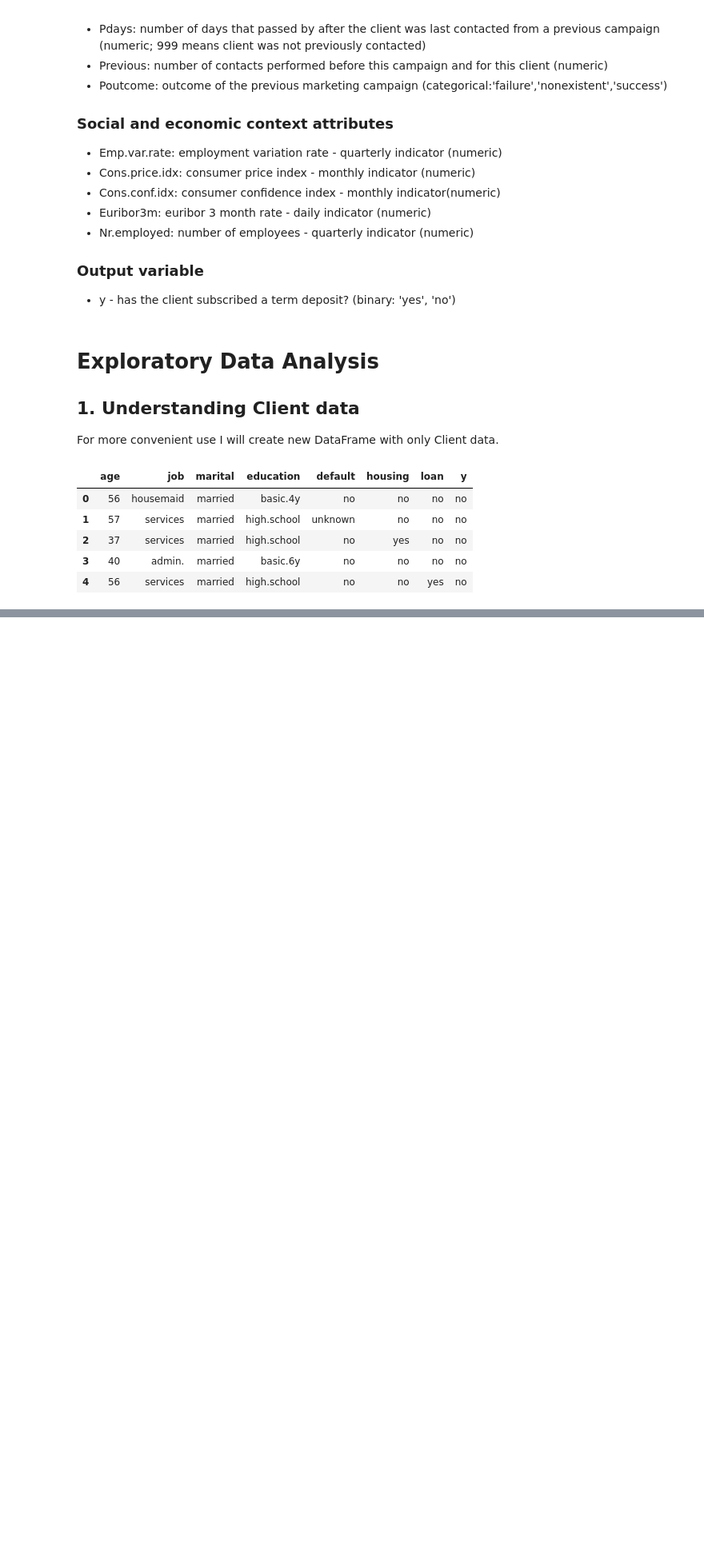
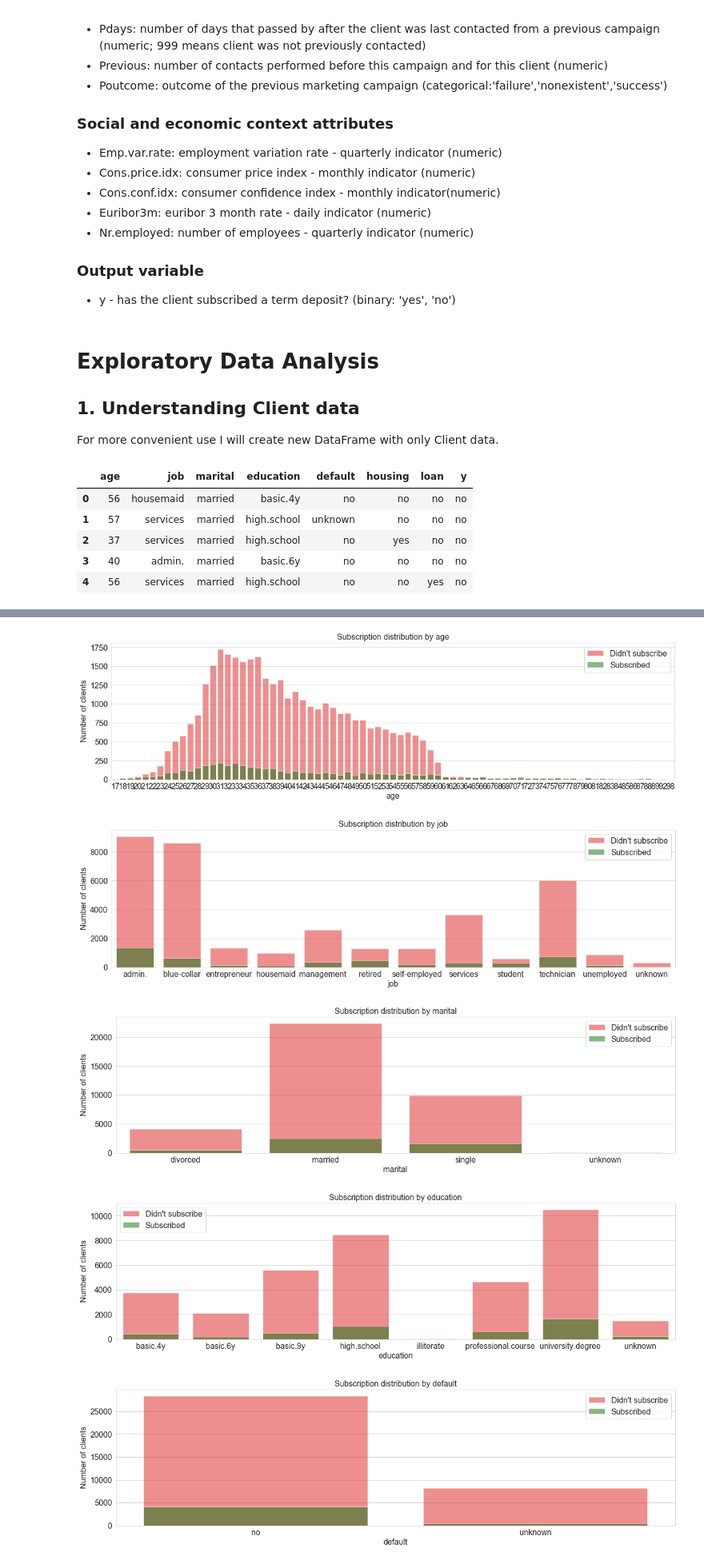
Before and after one commit to aza-atabayev/bank-marketing-classification, a Jupyter notebook: Bank Marketing (classification).ipynb, the cells around one changed output, grey strips where cells are left out. Shown at 80% size. Drawn from its saved outputs; the diff is of its cells as text; code cells hidden in the pictures; blank space fills up the shorter version.

```diff
--- a/Bank Marketing (classification).ipynb
+++ b/Bank Marketing (classification).ipynb
@@ -167,12 +104,0 @@ It can be clearly seen that people over 60 have different subscriber composition
-# %%
-#Comparing subscribtion composition of people over 60
-fig, ax = plt.subplots()
-fig.set_size_inches(20, 8)
-sns.countplot(x = 'age', data = client_data.loc[(client_data.y == 'no') & (client_data.age > 60)], label="Dind't susbcribe", color = 'red')
-sns.countplot(x = 'age', data = client_data.loc[(client_data.y == 'yes') & (client_data.age > 60)], label="Susbcribed", color = 'green')
-
-ax.set_xlabel('Age', fontsize=16)
-ax.set_ylabel('Number of clients', fontsize=16)
-ax.set_title("Subscribtion composition of age", fontsize=16)
-ax.tick_params(labelsize=16)
-plt.legend(fontsize=16)
@@ -194,15 +104,0 @@ Let's see efficiency of the marketing campaign on different age groups.
-# %%
-#Create an array to store efficiency of eacht
-efficiency = []
-for age_value in np.sort(client_data.age.unique()):
-    efficiency.append(client_data.loc[(client_data.y == 'yes') & (client_data.age == age_value)].age.count() / client_data[client_data.age == age_value].age.count() * 100)
-
-fig, ax = plt.subplots()
-fig.set_size_inches(20, 8)
-
-sns.barplot(x=np.sort(client_data.age.unique()), y=efficiency)
-
-ax.set_xlabel('Age', fontsize=16)
-ax.set_ylabel('Efficiency of the campaign', fontsize=16)
-ax.set_title("Efficiency on different age groups", fontsize=16)
-ax.tick_params(labelsize=16)
@@ -217,0 +108,21 @@ Despite the fact that number of clients over 60 is miniscule, it is noteworthy f
+# %%
+sns.set_style("whitegrid")
+for column in client_data.columns[:-1]:
+    #Comparing subscribtion composition of each age
+    fig, ax = plt.subplots()
+    fig.set_size_inches(20, 5)
+    sns.countplot(x = column, data = client_data[client_data.y == 'no'].sort_values(by = [column]), label="Didn't subscribe", color = 'red', alpha = 0.5)
+    sns.countplot(x = column, data = client_data[client_data.y == 'yes'].sort_values(by = [column]), label="Subscribed", color = 'green', alpha = 0.5)
+
+    ax.set_xlabel(column, fontsize=16)
+    ax.set_ylabel('Number of clients', fontsize=16)
+    ax.set_title("Subscription distribution by " + column, fontsize=16)
+    ax.tick_params(labelsize=16)
+    plt.legend(fontsize=16)
+    plt.show()
+# %% [output]
+[figure, added]
+[figure, added]
+[figure, added]
+[figure, added]
+[figure, added]
```
Also changed, not shown: parts of 43 cells of this notebook.
